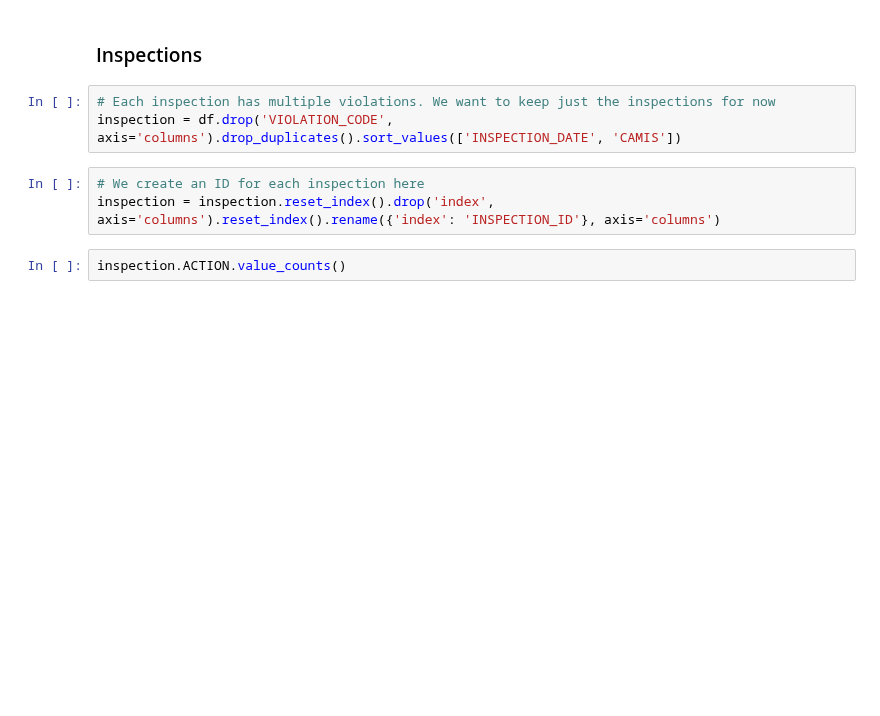
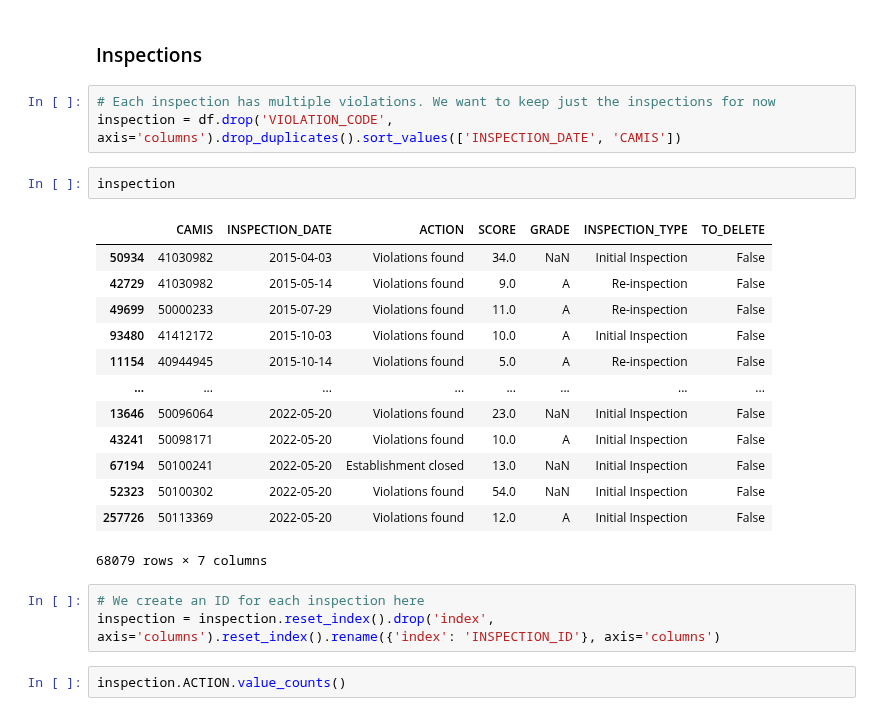
Before and after one commit to ipeirotis-org/datasets, a Jupyter notebook: notebooks/DOH_Restaurant_Inspections.ipynb, the cells around one changed output. Drawn from its saved outputs; the diff is of its cells as text; blank space fills up the shorter version.

```diff
--- a/notebooks/DOH_Restaurant_Inspections.ipynb
+++ b/notebooks/DOH_Restaurant_Inspections.ipynb
@@ -487,6 +919,22 @@ df = df.drop (['DBA', 'BUILDING', 'STREET', 'ZIPCODE', 'BORO', 'PHONE', 'CUISINE
 # %%
 # Each inspection has multiple violations. We want to keep just the inspections for now
 inspection = df.drop('VIOLATION_CODE', axis='columns').drop_duplicates().sort_values(['INSPECTION_DATE', 'CAMIS'])
+# %%
+inspection
+# %% [output]
+|  | CAMIS | INSPECTION_DATE | ACTION | SCORE | GRADE | INSPECTION_TYPE | TO_DELETE |
+| 50934 | 41030982 | 2015-04-03 | Violations found | 34.0 | NaN | Initial Inspection | False |
+| 42729 | 41030982 | 2015-05-14 | Violations found | 9.0 | A | Re-inspection | False |
+| 49699 | 50000233 | 2015-07-29 | Violations found | 11.0 | A | Re-inspection | False |
+| 93480 | 41412172 | 2015-10-03 | Violations found | 10.0 | A | Initial Inspection | False |
+| 11154 | 40944945 | 2015-10-14 | Violations found | 5.0 | A | Re-inspection | False |
+| ... | ... | ... | ... | ... | ... | ... | ... |
+| 13646 | 50096064 | 2022-05-20 | Violations found | 23.0 | NaN | Initial Inspection | False |
+| 43241 | 50098171 | 2022-05-20 | Violations found | 10.0 | A | Initial Inspection | False |
+| 67194 | 50100241 | 2022-05-20 | Establishment closed | 13.0 | NaN | Initial Inspection | False |
+| 52323 | 50100302 | 2022-05-20 | Violations found | 54.0 | NaN | Initial Inspection | False |
+| 257726 | 50113369 | 2022-05-20 | Violations found | 12.0 | A | Initial Inspection | False |
+68079 rows × 7 columns
 # %%
 # We create an ID for each inspection here
 inspection = inspection.reset_index().drop('index', axis='columns').reset_index().rename({'index': 'INSPECTION_ID'}, axis='columns')
```
Also changed, not shown: parts of 101 cells of this notebook.
